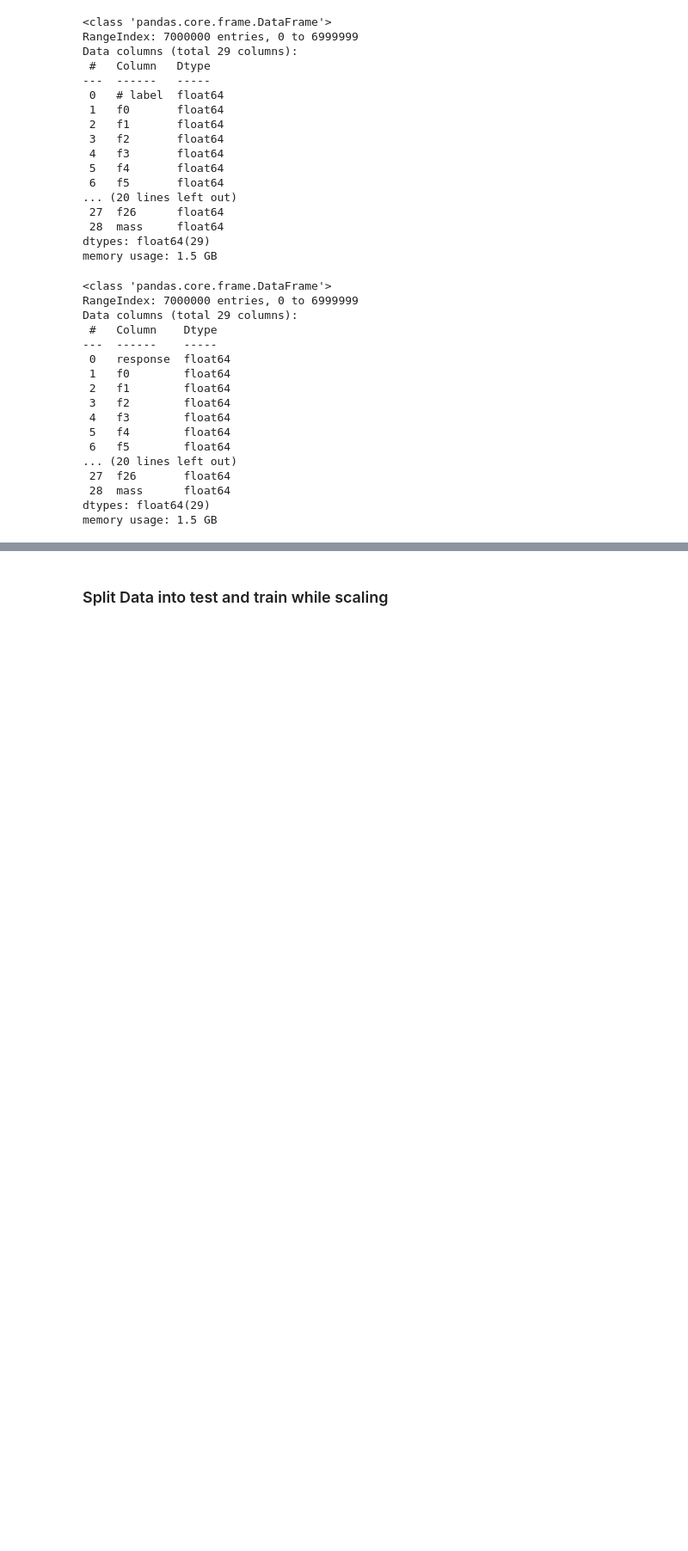
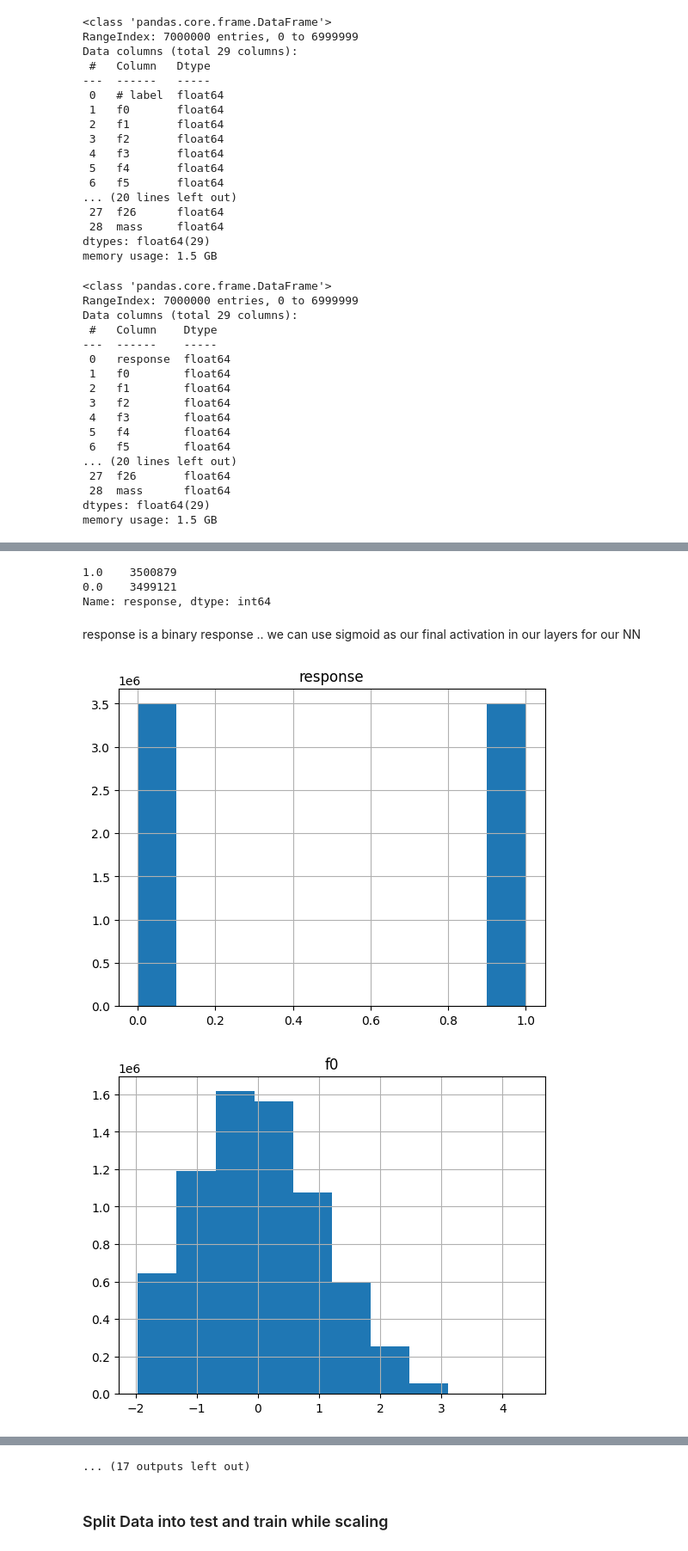
Before and after one commit to dk28yip/MSDS7333, a Jupyter notebook: Case Study 6.ipynb, the cells around one changed output, grey strips where cells are left out. Shown: that part at 86% size. Saved outputs shown, nothing was run; the diff lists cells and outputs as text; code cells hidden in the pictures; blank space fills up the shorter version.

```diff
--- a/Case Study 6.ipynb
+++ b/Case Study 6.ipynb
@@ -64,0 +87,17 @@ memory usage: 1.5 GB
+# %%
+#  Number of counts for response
+df.response.value_counts()
+# %% [output]
+1.0    3500879
+0.0    3499121
+Name: response, dtype: int64
+# %% [markdown]
+response is a binary response .. we can use sigmoid as our final activation in our layers for our NN
+# %%
+for i in df:
+    df[i].hist()
+    plt.title(i)
+    plt.show()
+# %% [output]
+[figure, added]
+[figure, added]
@@ -65,3 +114,4 @@ memory usage: 1.5 GB
+... (17 outputs left out)
 # %% [markdown]
 ### Split Data into test and train while scaling
 # %%
```
Also changed, not shown: parts of 18 cells of this notebook, 1 other file.
